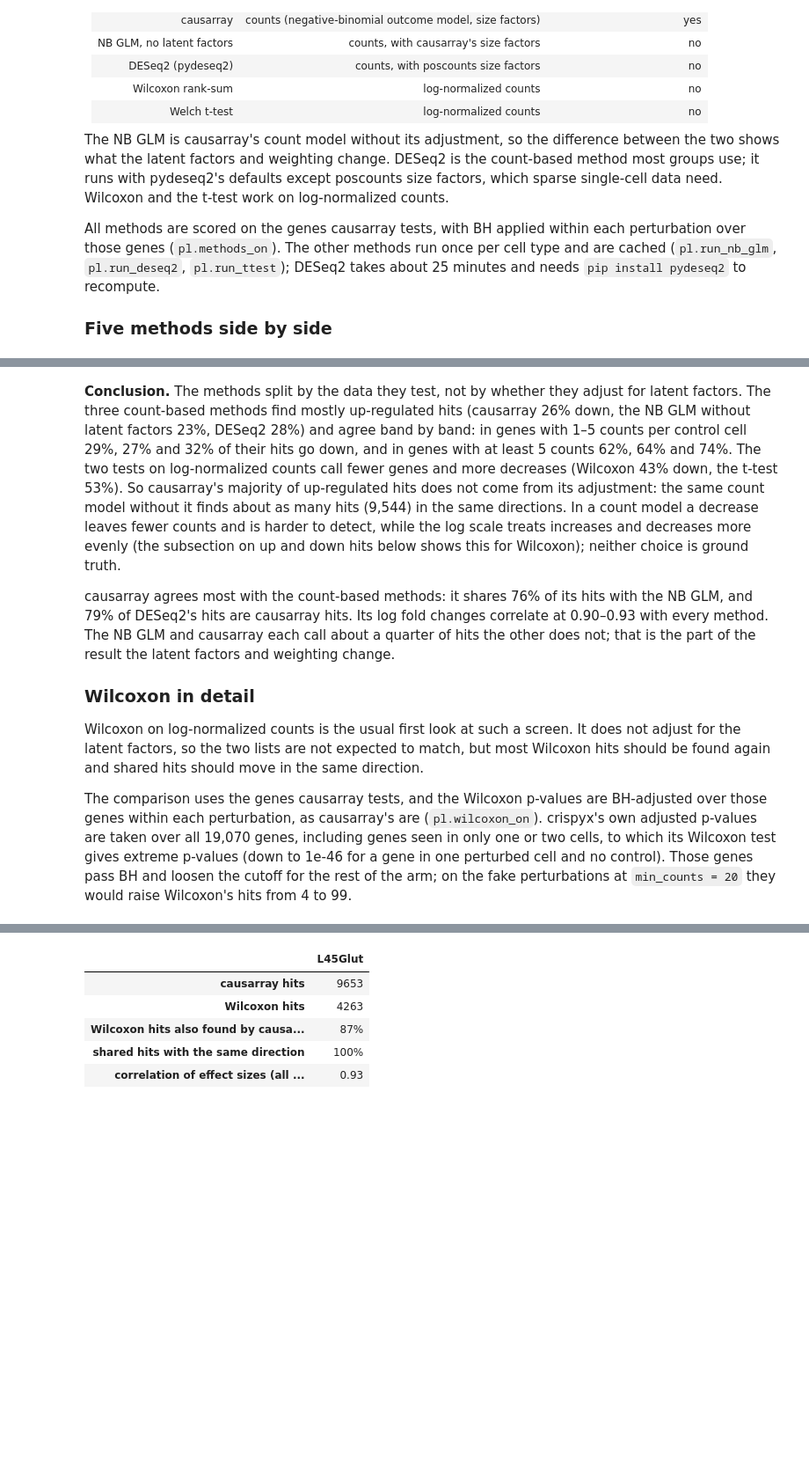
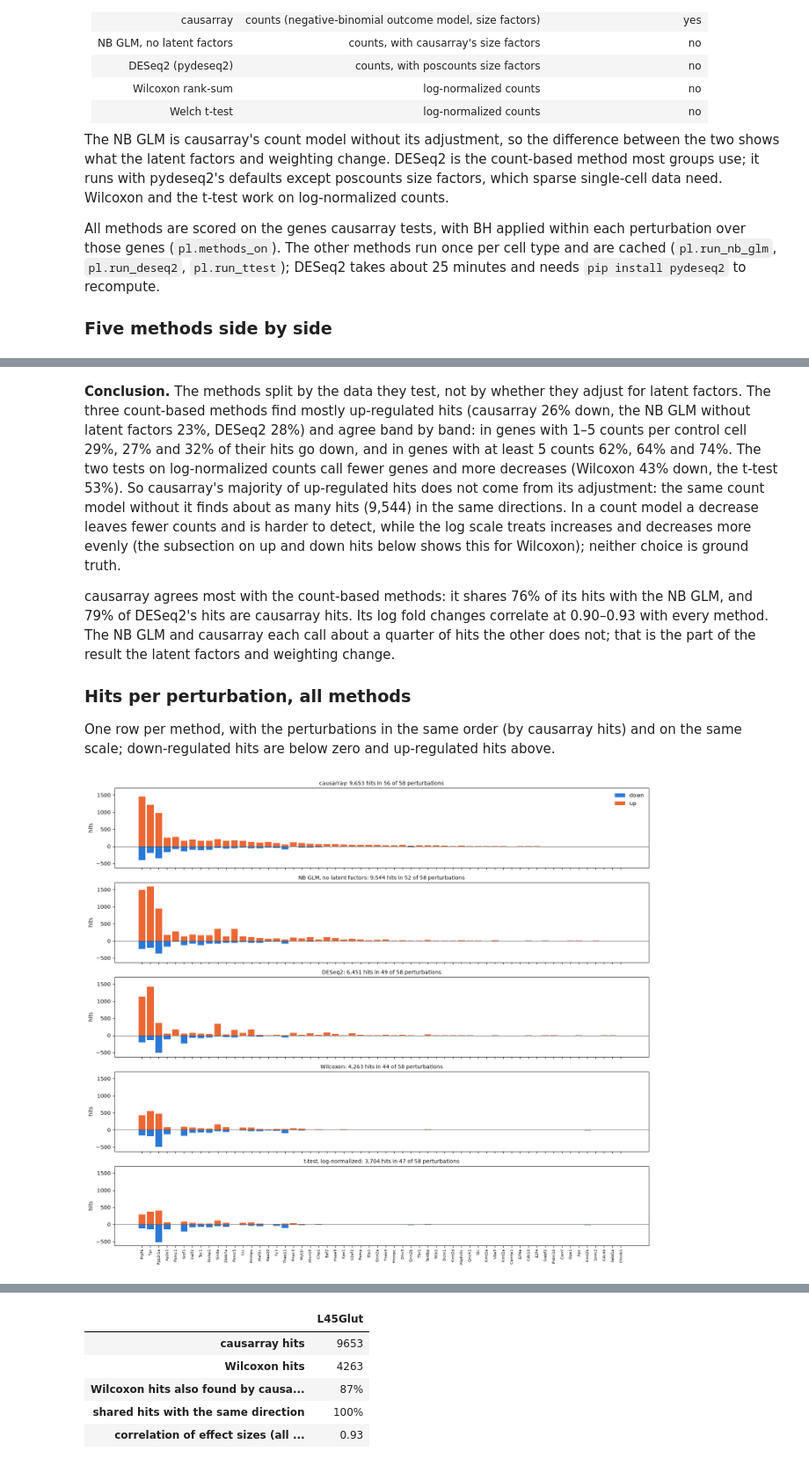
Before and after one commit to JinHongDu-Lab/causarray, a Jupyter notebook: docs/source/tutorial/mouse_brain/L45Glut-mc40-py.ipynb, the cells around one changed output, grey strips where cells are left out. Shown at 88% size. Saved outputs shown, nothing was run; the diff lists cells and outputs as text; code cells hidden in the pictures; blank space fills up the shorter version.

```diff
--- a/docs/source/tutorial/mouse_brain/L45Glut-mc40-py.ipynb
+++ b/docs/source/tutorial/mouse_brain/L45Glut-mc40-py.ipynb
@@ -520,18 +520,37 @@ display(pd.DataFrame(rows).T)
 
 causarray agrees most with the count-based methods: it shares 76% of its hits with the NB GLM, and 79% of DESeq2's hits are causarray hits. Its log fold changes correlate at 0.90–0.93 with every method. The NB GLM and causarray each call about a quarter of hits the other does not; that is the part of the result the latent factors and weighting change.
 
-### Wilcoxon in detail
+### Hits per perturbation, all methods
 
-Wilcoxon on log-normalized counts is the usual first look at such a screen. It
-does not adjust for the latent factors, so the two lists are not expected to
-match, but most Wilcoxon hits should be found again and shared hits should move
-in the same direction.
-
-The comparison uses the genes causarray tests, and the Wilcoxon p-values are
-BH-adjusted over those genes within each perturbation, as causarray's are
-(`pl.wilcoxon_on`). crispyx's own adjusted p-values are taken over all 19,070
-genes, including genes seen in only one or two cells, to which its Wilcoxon test
-gives extreme p-values (down to 1e-46 for a gene in one perturbed cell and no
-control). Those genes pass BH and loosen the cutoff for the rest of the arm; on
-the fake perturbations at `min_counts = 20` they would raise Wilcoxon's hits from
-4 to 99.
+One row per method, with the perturbations in the same order (by causarray hits)
+and on the same scale; down-regulated hits are below zero and up-regulated hits
+above.
+# %%
+order = per_pert.index
+x = np.arange(len(order))
+hits_by_method = {}
+fig, axes = plt.subplots(len(pl.METHODS), 1, figsize=(15, 2.6 * len(pl.METHODS)), sharex=True, sharey=True)
+for ax, (method, (lfc, padj)) in zip(axes, pl.METHODS.items()):
+    hit = cmp_all[padj] < Q
+    up = (hit & (cmp_all[lfc] > 0)).groupby(cmp_all['trt']).sum().reindex(order, fill_value=0)
+    down = (hit & (cmp_all[lfc] < 0)).groupby(cmp_all['trt']).sum().reindex(order, fill_value=0)
+    hits_by_method[method] = up + down
+    ax.bar(x, -down, color=BLUE, label='down')
+    ax.bar(x, up, color=ORANGE, label='up')
+    ax.axhline(0, color='0.3', lw=0.8)
+    ax.set_ylabel('hits')
+    ax.set_title(f"{method}: {int((up + down).sum()):,} hits in {int(((up + down) > 0).sum())} "
+                 f"of {len(order)} perturbations", fontsize=10)
+axes[0].legend(frameon=False)
+axes[-1].set_xticks(x, order, rotation=90, fontsize=7)
+plt.tight_layout(); plt.show()
+
+hits_by_method = pd.DataFrame(hits_by_method)
+display(pd.DataFrame({
+    'perturbations with >= 1 hit': (hits_by_method > 0).sum(),
+    'median hits per perturbation': hits_by_method.median().astype(int),
+    'Spearman correlation with causarray (hits per perturbation)': hits_by_method.corr(method='spearman')['causarray'].round(2),
+    'three perturbations with most hits': [', '.join(hits_by_method[m].nlargest(3).index) for m in hits_by_method],
+}))
+# %% [output]
+[figure, added]
```
Also changed, not shown: parts of 4 cells of this notebook, 1 other file.
